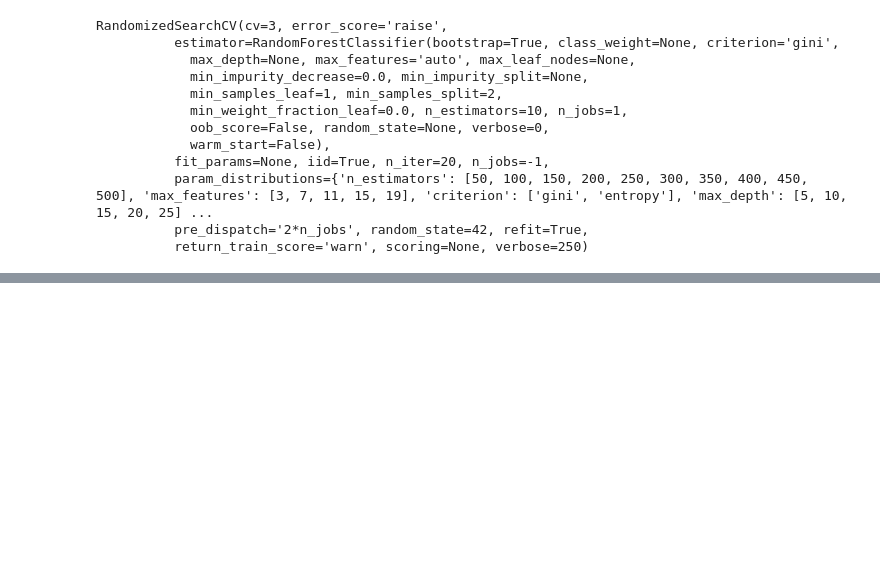
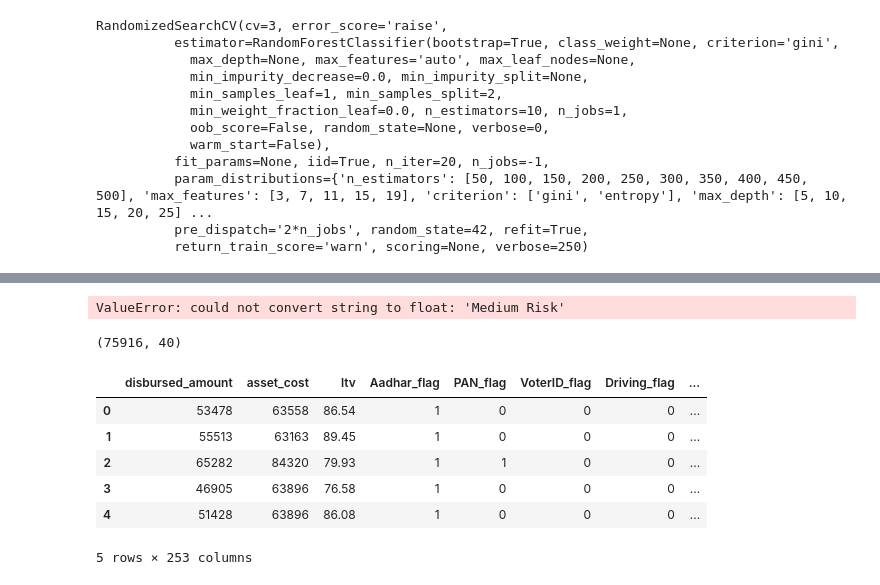
Before and after one commit to sivacharansrc/LTFS-FinHackAnalytics-Vidhya, a Jupyter notebook: pyScript.ipynb, the cells around one changed output, grey strips where cells are left out. Cells and saved outputs as stored; diff of their text form; code cells hidden in the pictures; blank space fills up the shorter version.

```diff
--- a/pyScript.ipynb
+++ b/pyScript.ipynb
@@ -483,7 +591,9 @@ predictions = model.predict_proba(test_data)[:,1]
 id_code = test['UniqueID']
 
 output = pd.DataFrame({'UniqueID': id_code, 'loan_default':predictions})
-output.to_csv(cwd + "\\Output\\Submission 7 - RF RANDOM SEARCH ALTERNATE 3 MODEL 0.6355 AUC.csv", index=False)
+output.to_csv(cwd + "\\Output\\Submission 8 - RF RANDOM SEARCH ALTERNATE 3 MODEL WITH ADDED FEATURES 0.7111 AUC.csv", index=False)
+# %% [output]
+ValueError: could not convert string to float: 'Medium Risk'
 # %%
 # # Import tools needed for visualization
 # from sklearn.tree import export_graphviz
@@ -510,3 +620,18 @@ output.to_csv(cwd + "\\Output\\Submission 7 - RF RANDOM SEARCH ALTERNATE 3 MODEL
 # https://towardsdatascience.com/running-random-forests-inspect-the-feature-importances-with-this-code-2b00dd72b92e
 # https://www.kaggle.com/residentmario/welcome-to-data-visualization
 # https://towardsdatascience.com/random-forest-in-python-24d0893d51c0
+# %%
+x_train.shape
+# %% [output]
+(75916, 40)
+# %%
+
+test_data.head()
+# %% [output]
+|  | disbursed_amount | asset_cost | ltv | Aadhar_flag | PAN_flag | VoterID_flag | Driving_flag | ... |
+| 0 | 53478 | 63558 | 86.54 | 1 | 0 | 0 | 0 | ... |
+| 1 | 55513 | 63163 | 89.45 | 1 | 0 | 0 | 0 | ... |
+| 2 | 65282 | 84320 | 79.93 | 1 | 1 | 0 | 0 | ... |
+| 3 | 46905 | 63896 | 76.58 | 1 | 0 | 0 | 0 | ... |
+| 4 | 51428 | 63896 | 86.08 | 1 | 0 | 0 | 0 | ... |
+5 rows × 253 columns
```
Also changed, not shown: parts of 12 cells of this notebook.
